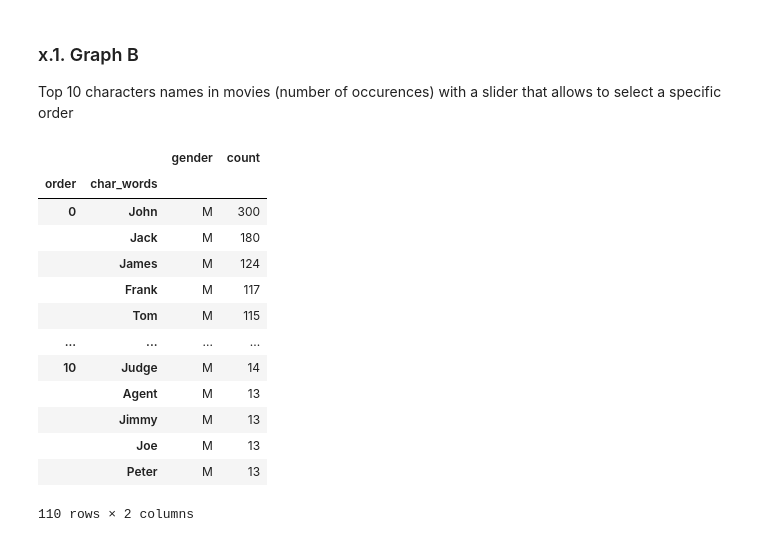
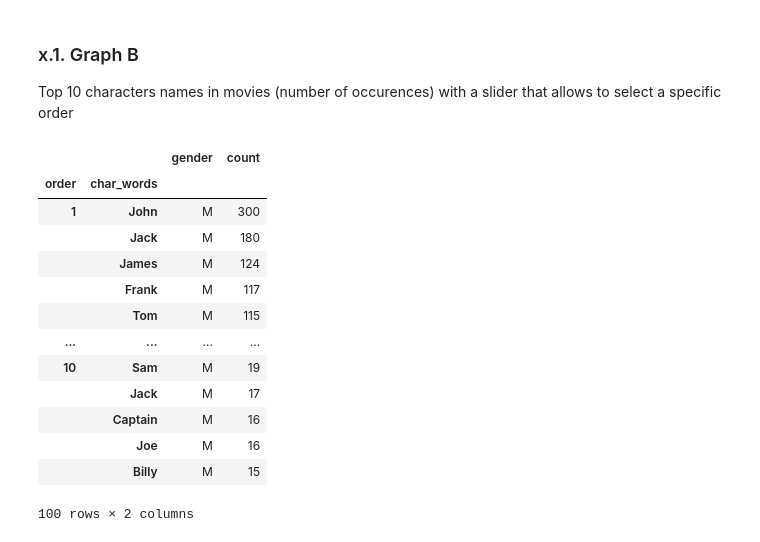
Before and after one commit to epfl-ada/ada-2023-project-abadakor, a Jupyter notebook: data/graph_tmdb.ipynb, the cells around one changed output. Drawn from its saved outputs; the diff is of its cells as text; code cells hidden in the pictures.

```diff
--- a/data/graph_tmdb.ipynb
+++ b/data/graph_tmdb.ipynb
@@ -214,27 +213,30 @@ Top 10 characters names in movies (number of occurences) with a slider that allo
 # %%
 # Group by order and count names
 names_per_order = char_order_df.reset_index().groupby(['order','char_words','gender']).size().reset_index(name='count')
 
 # Keep only top 10 orders, sort by order (ascending) and then name count (descending)
-names_per_order = names_per_order[names_per_order['order'] <= 10].sort_values(by=['order', 'count'], ascending=[True, False])
+names_per_order = names_per_order[names_per_order['order'] <= 9].sort_values(by=['order', 'count'], ascending=[True, False])
+
+# Artificially add +1 to the order to start from 1
+names_per_order['order'] = names_per_order['order'] + 1
 
 # Take top 10 names per order
 names_per_order = names_per_order.groupby(['order']).head(10)
 names_per_order['order'] = names_per_order['order'].astype(int)
 display(names_per_order.set_index(['order','char_words']))
 # %% [output]
 |  |  | gender | count |
 | order | char_words |  |  |
-| 0 | John | M | 300 |
+| 1 | John | M | 300 |
 |  | Jack | M | 180 |
 |  | James | M | 124 |
 |  | Frank | M | 117 |
 |  | Tom | M | 115 |
 | ... | ... | ... | ... |
-| 10 | Judge | M | 14 |
-|  | Agent | M | 13 |
-|  | Jimmy | M | 13 |
-|  | Joe | M | 13 |
-|  | Peter | M | 13 |
+| 10 | Sam | M | 19 |
+|  | Jack | M | 17 |
+|  | Captain | M | 16 |
+|  | Joe | M | 16 |
+|  | Billy | M | 15 |
-110 rows × 2 columns
+100 rows × 2 columns
 # %%
```
Also changed, not shown: parts of 3 cells of this notebook.
